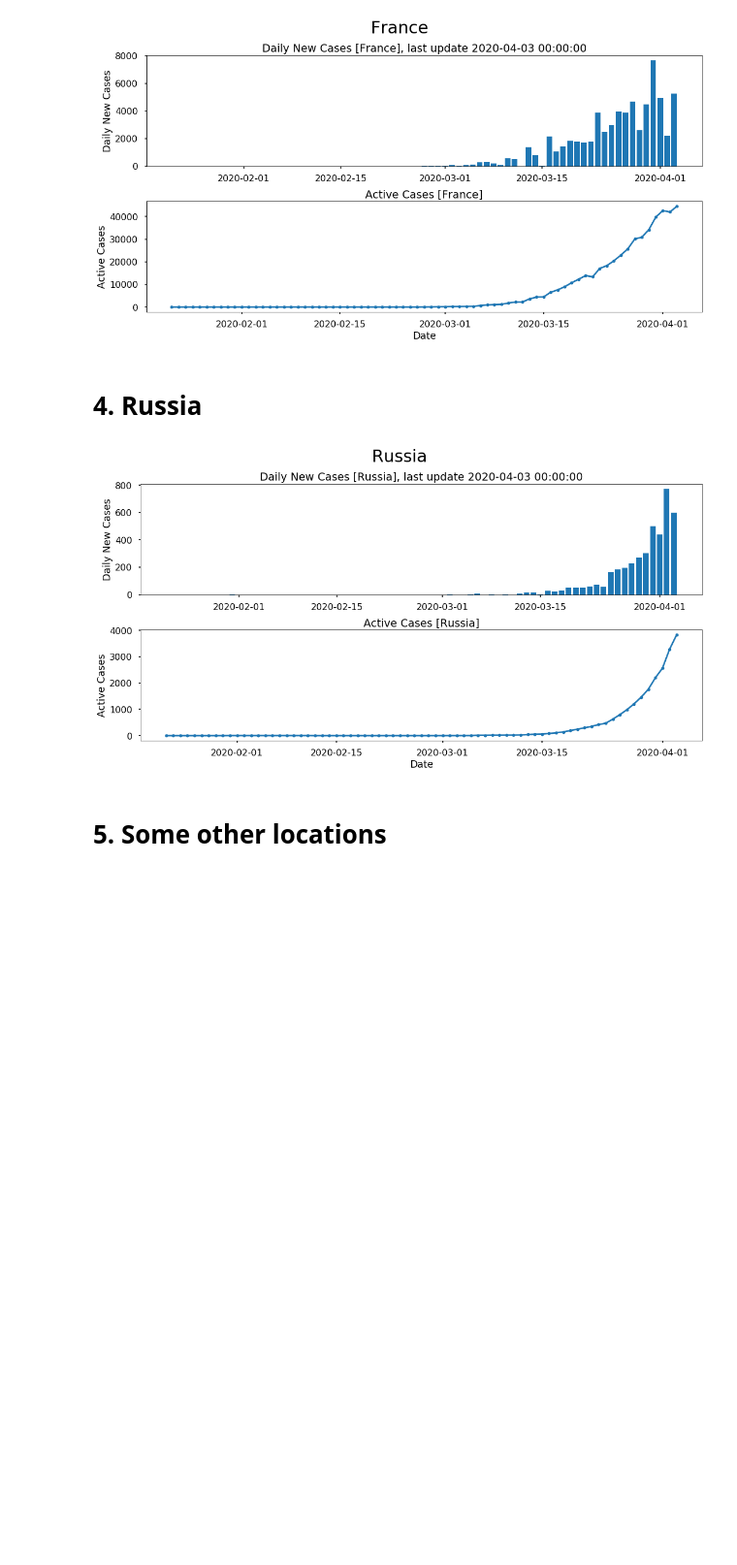
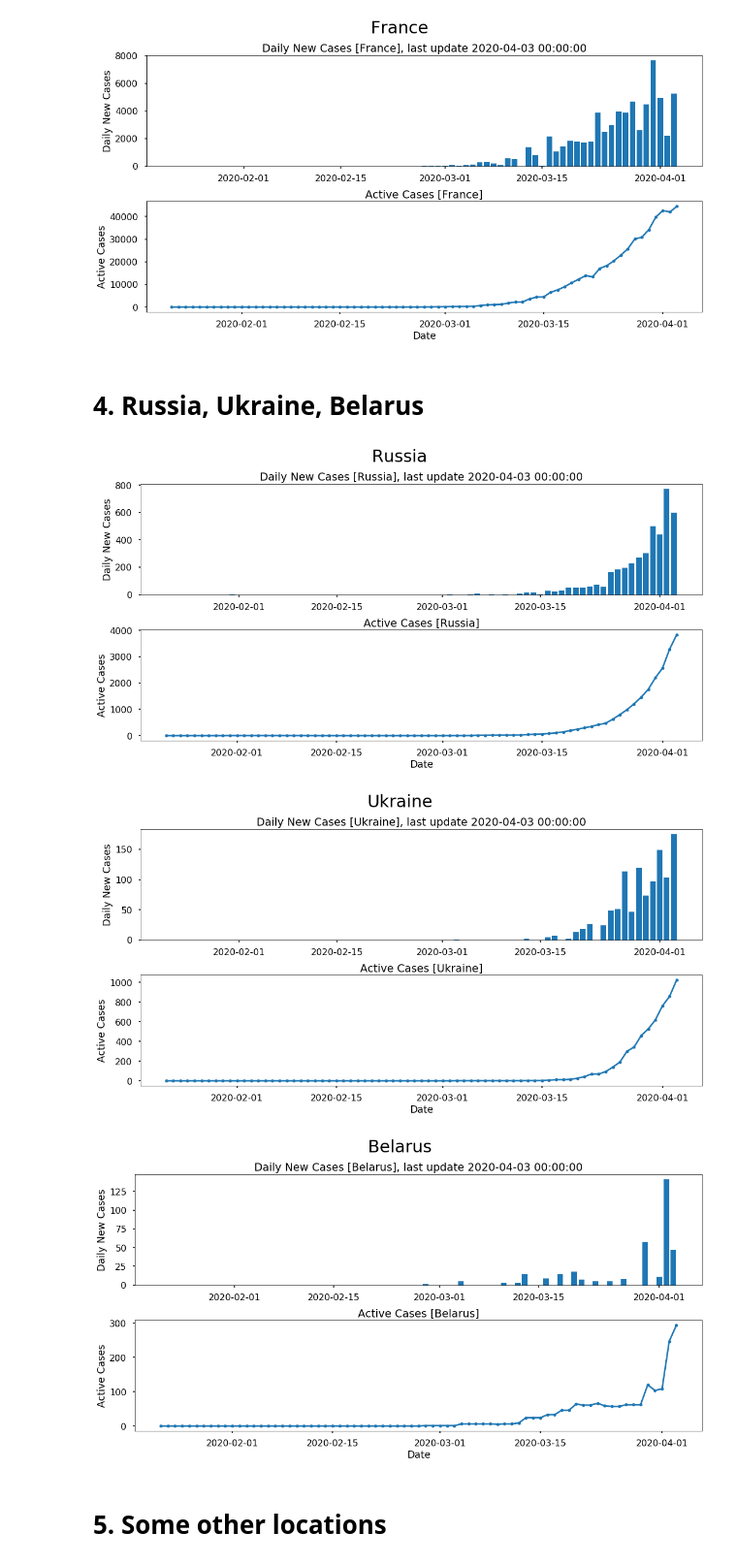
Before and after one commit to vadimvvlasov/Analyzing-Coronavirus-Covid-19, a Jupyter notebook: CovID.ipynb, the cells around one changed output. Shown at 97% size. Cells and saved outputs as stored; diff of their text form; code cells hidden in the pictures; blank space fills up the shorter version.

```diff
--- a/CovID.ipynb
+++ b/CovID.ipynb
@@ -37,13 +37,15 @@ for loc in locations:
 [figure]
 [figure]
 # %% [markdown]
-# 4. Russia
+# 4. Russia, Ukraine, Belarus
 # %%
-locations = ['Russia']
+locations = ['Russia', 'Ukraine', 'Belarus']
 for loc in locations:
     plt_cases(df, loc)
 # %% [output]
 [figure]
+[figure, added]
+[figure, added]
 # %% [markdown]
 # 5. Some other locations
 # %%
```
Also changed, not shown: parts of 1 cell of this notebook.
